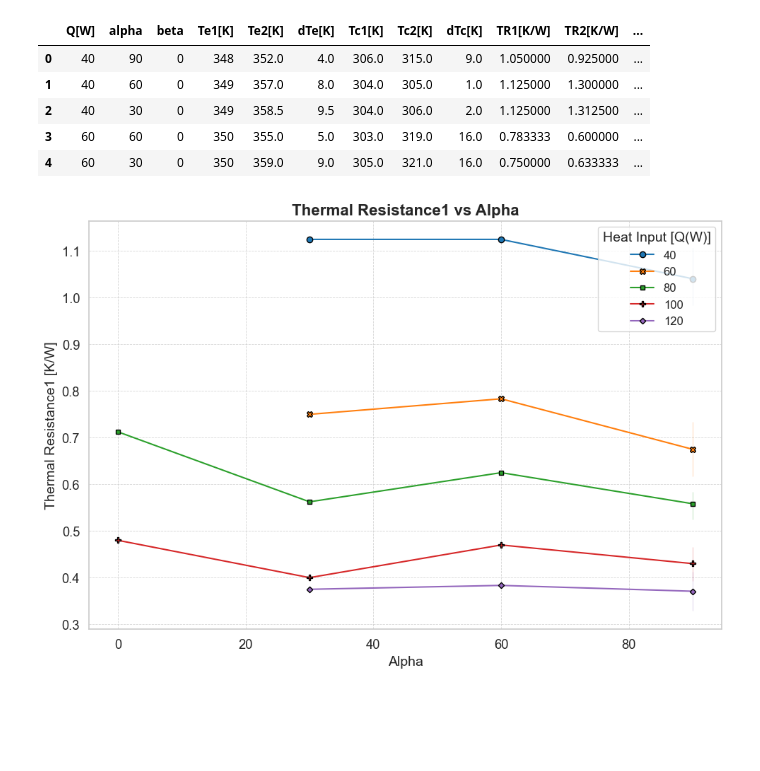
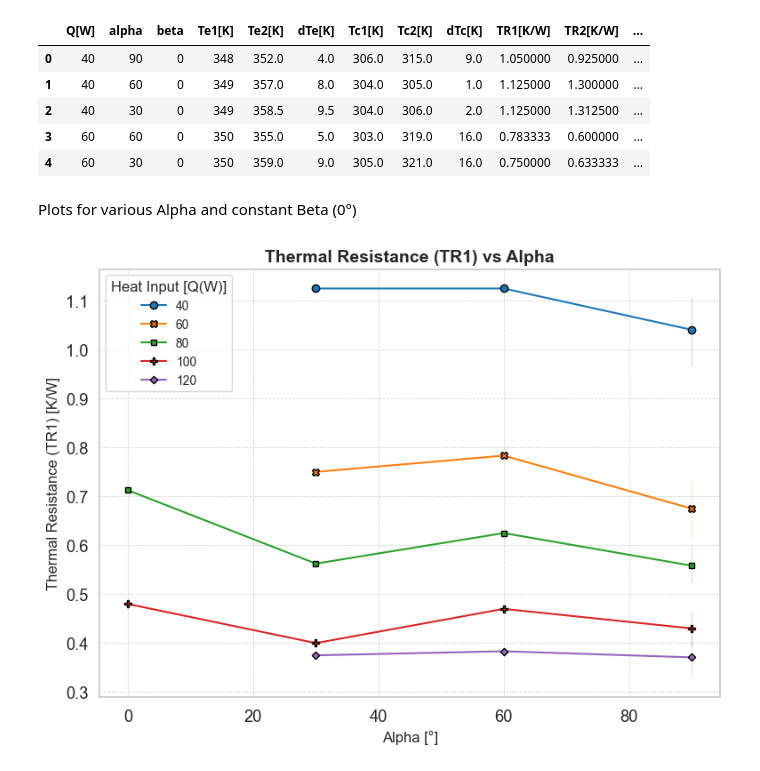
Before and after one commit to kamleshparmar17/Advanced_PulseHeatPipe_krp, a Jupyter notebook: ml/eda/plots_five_steps_method.ipynb, the cells around one changed output. Cells and saved outputs as stored; diff of their text form; code cells hidden in the pictures; blank space fills up the shorter version.

Commit message:
plots_five_steps_method file is updated

```diff
--- a/ml/eda/plots_five_steps_method.ipynb
+++ b/ml/eda/plots_five_steps_method.ipynb
@@ -14,6 +14,8 @@ df.head()
 | 2 | 40 | 30 | 0 | 349 | 358.5 | 9.5 | 304.0 | 306.0 | 2.0 | 1.125000 | 1.312500 | ... |
 | 3 | 60 | 60 | 0 | 350 | 355.0 | 5.0 | 303.0 | 319.0 | 16.0 | 0.783333 | 0.600000 | ... |
 | 4 | 60 | 30 | 0 | 350 | 359.0 | 9.0 | 305.0 | 321.0 | 16.0 | 0.750000 | 0.633333 | ... |
+# %% [markdown]
+Plots for various Alpha and constant Beta (0°)
 # %%
 # Set style and context for publication-quality visuals
 sns.set_context("notebook", font_scale=1.2)
@@ -23,45 +25,45 @@ sns.set_style("whitegrid")
 palette = sns.color_palette("tab10")  # Use a vivid palette for clarity
 
 # Create the plot
-plt.figure(figsize=(10, 7))
+plt.figure(figsize=(8, 6))
 
 # Plot the data with enhancements
 sns.lineplot(
     data=df,
     x="alpha",
     y="TR1[K/W]",
     hue="Q[W]",
     style="Q[W]",  # Different line styles based on "Q[W]"
     markers=True,  # Add markers for data points
     dashes=False,  # Use solid lines
     palette=palette,  # Use the vivid color palette
     marker='o',  # Circular markers
     markerfacecolor='auto',  # Markers filled with line color
     markeredgecolor='black',  # Black edge for better contrast
     markeredgewidth=1  # Adjust the edge width
 )
 
 # Add title and labels
-plt.title("Thermal Resistance1 vs Alpha", fontsize=16, fontweight='bold')
-plt.xlabel("Alpha", fontsize=14)
-plt.ylabel("Thermal Resistance1 [K/W]", fontsize=14)
+plt.title("Thermal Resistance (TR1) vs Alpha", fontsize=14, fontweight='bold')
+plt.xlabel("Alpha [°]", fontsize=12)
+plt.ylabel("Thermal Resistance (TR1) [K/W]", fontsize=12)
 
 # Customize legend
 plt.legend(
     title="Heat Input [Q(W)]",
-    fontsize=12,
-    title_fontsize=14,
-    loc="upper right",  # Place the legend at the upper-right corner
+    fontsize=10,
+    title_fontsize=12,
+    loc="upper left",  # Place the legend at the upper-right corner
     frameon=True,  # Add a box around the legend
     shadow=False   # Avoid shadow for a cleaner look
 )
 
 # Add grid lines for better readability
 plt.grid(True, which='both', linestyle='--', linewidth=0.6, alpha=0.8)
 
 # Display the plot
 plt.tight_layout()
 plt.show()
 # %% [output]
-[figure, old version]
+[figure, new version]
 # %%
```
Also changed, not shown: parts of 4 cells of this notebook, 2 other files.
